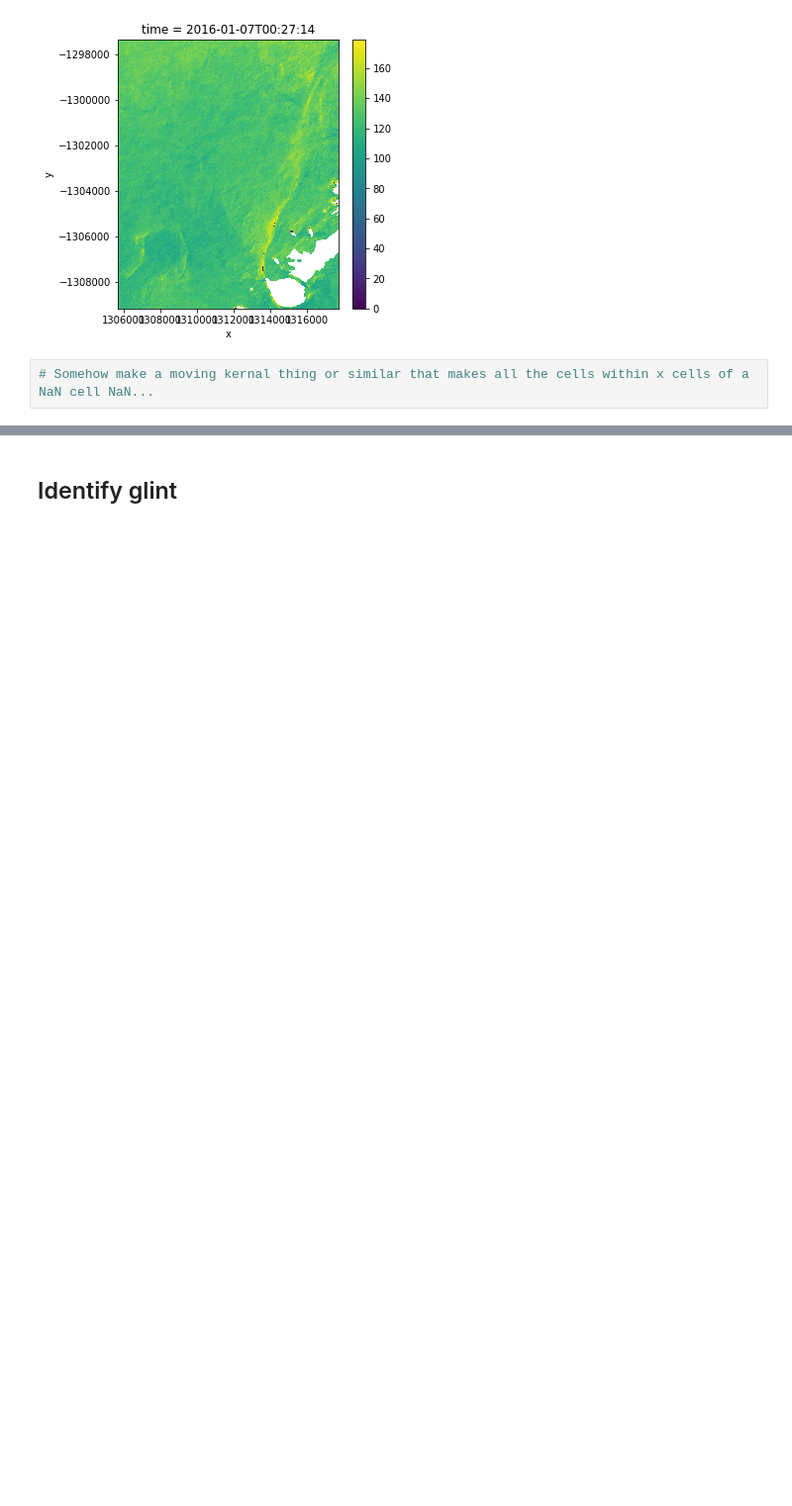
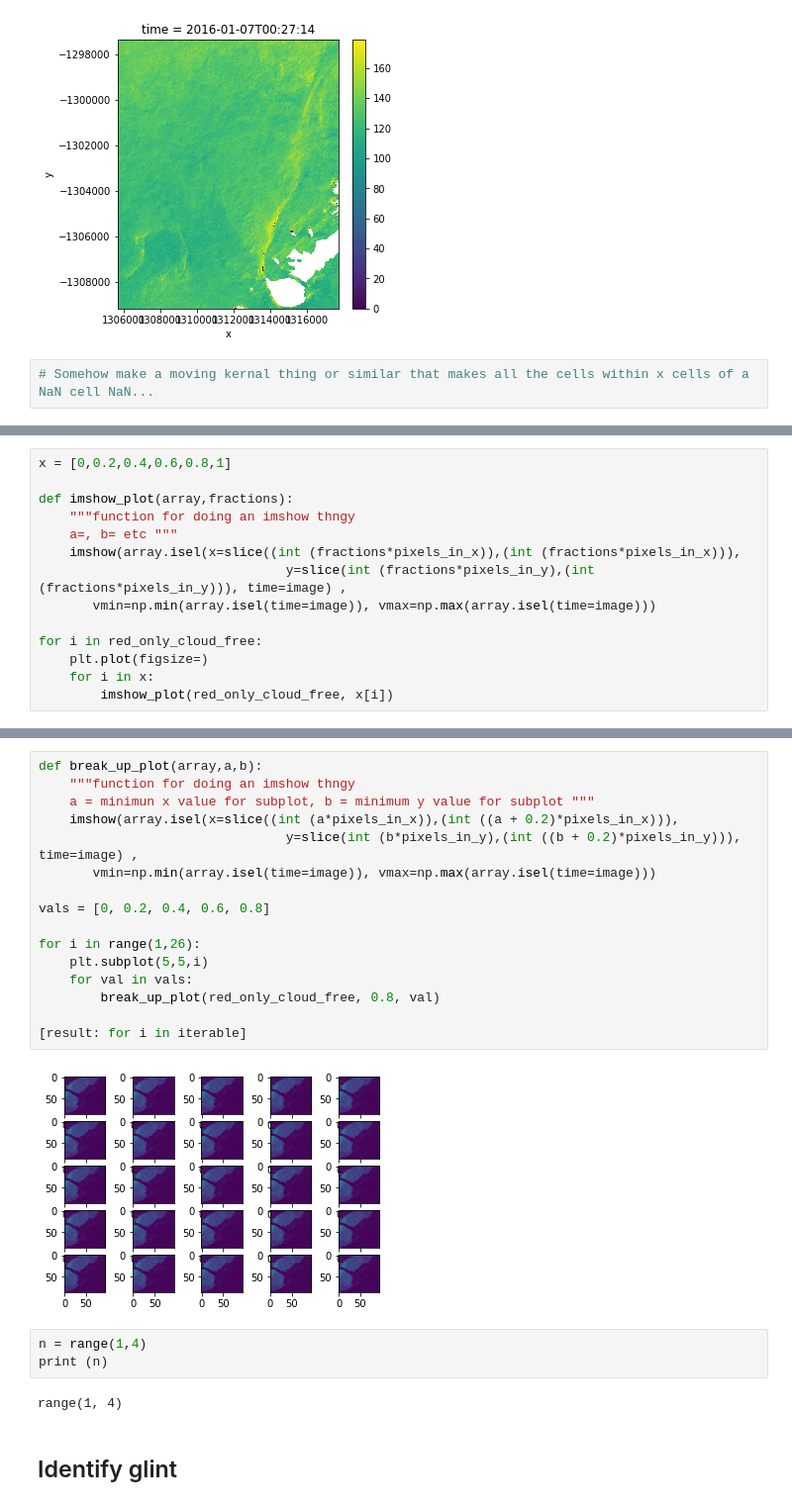
Before and after one commit to taslandcover/dea-notebooks, a Jupyter notebook: Glint/Hedley_2005_glint_correction.ipynb, the cells around one changed output, grey strips where cells are left out. Shown at 99% size. Cells and saved outputs as stored; diff of their text form; blank space fills up the shorter version.

```diff
--- a/Glint/Hedley_2005_glint_correction.ipynb
+++ b/Glint/Hedley_2005_glint_correction.ipynb
@@ -170,0 +341,14 @@ b.plot(figsize=(5,5))
+# %%
+x = [0,0.2,0.4,0.6,0.8,1]
+
+def imshow_plot(array,fractions):
+    """function for doing an imshow thngy
+    a=, b= etc """
+    imshow(array.isel(x=slice((int (fractions*pixels_in_x)),(int (fractions*pixels_in_x))),
+                                y=slice(int (fractions*pixels_in_y),(int (fractions*pixels_in_y))), time=image) ,
+       vmin=np.min(array.isel(time=image)), vmax=np.max(array.isel(time=image)))
+
+for i in red_only_cloud_free:
+    plt.plot(figsize=)
+    for i in x:
+        imshow_plot(red_only_cloud_free, x[i])
@@ -171,3 +357,26 @@ b.plot(figsize=(5,5))
+# %%
+def break_up_plot(array,a,b):
+    """function for doing an imshow thngy
+    a = minimun x value for subplot, b = minimum y value for subplot """
+    imshow(array.isel(x=slice((int (a*pixels_in_x)),(int ((a + 0.2)*pixels_in_x))),
+                                y=slice(int (b*pixels_in_y),(int ((b + 0.2)*pixels_in_y))), time=image) ,
+       vmin=np.min(array.isel(time=image)), vmax=np.max(array.isel(time=image)))
+
+vals = [0, 0.2, 0.4, 0.6, 0.8]
+
+for i in range(1,26):
+    plt.subplot(5,5,i)
+    for val in vals:
+        break_up_plot(red_only_cloud_free, 0.8, val)
+
+[result: for i in iterable]
+# %% [output]
+[figure, added]
+# %%
+n = range(1,4)
+print (n)
+# %% [output]
+range(1, 4)
 # %% [markdown]
 ## Identify glint
 # %% [markdown]
```
Also changed, not shown: parts of 4 cells of this notebook.
